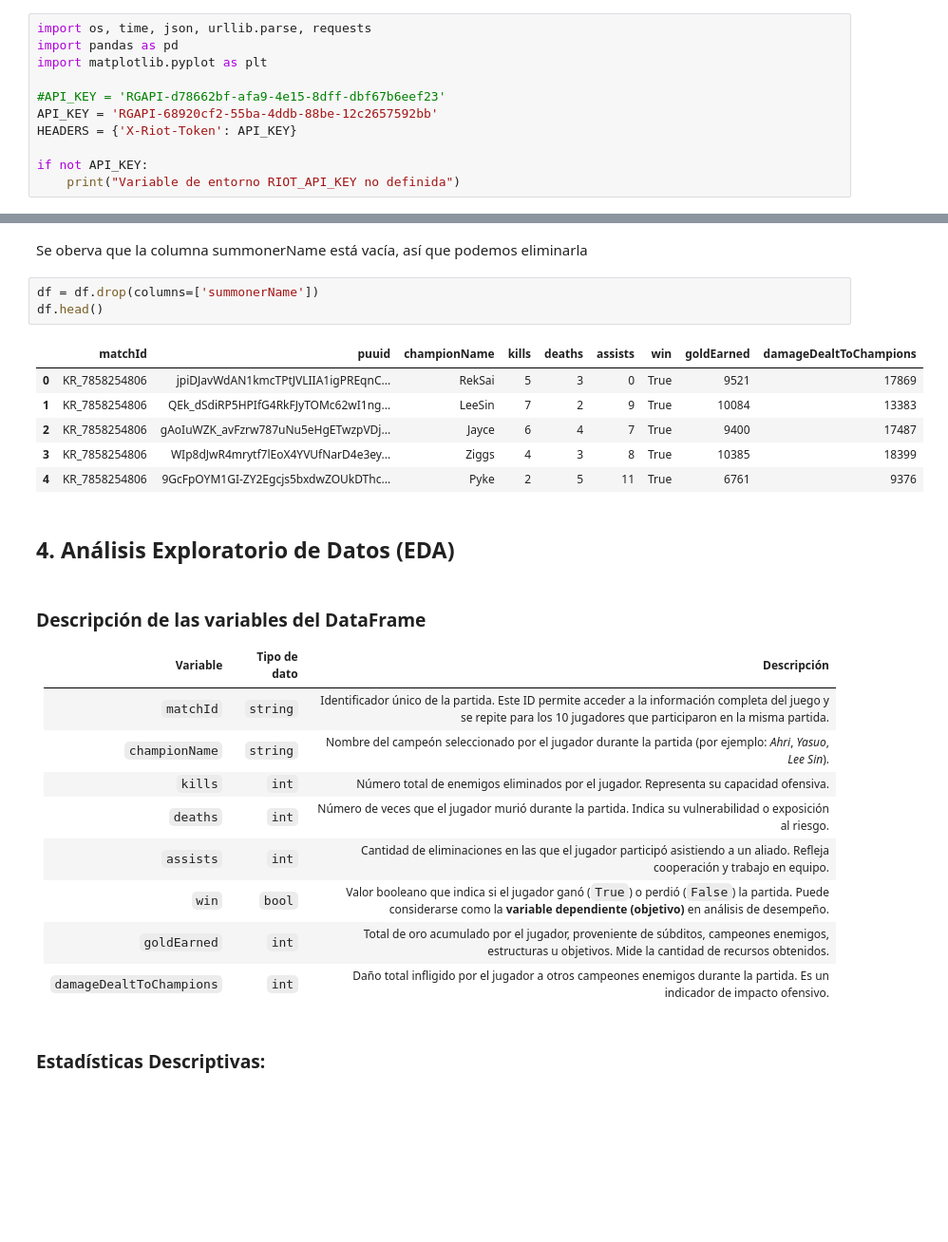
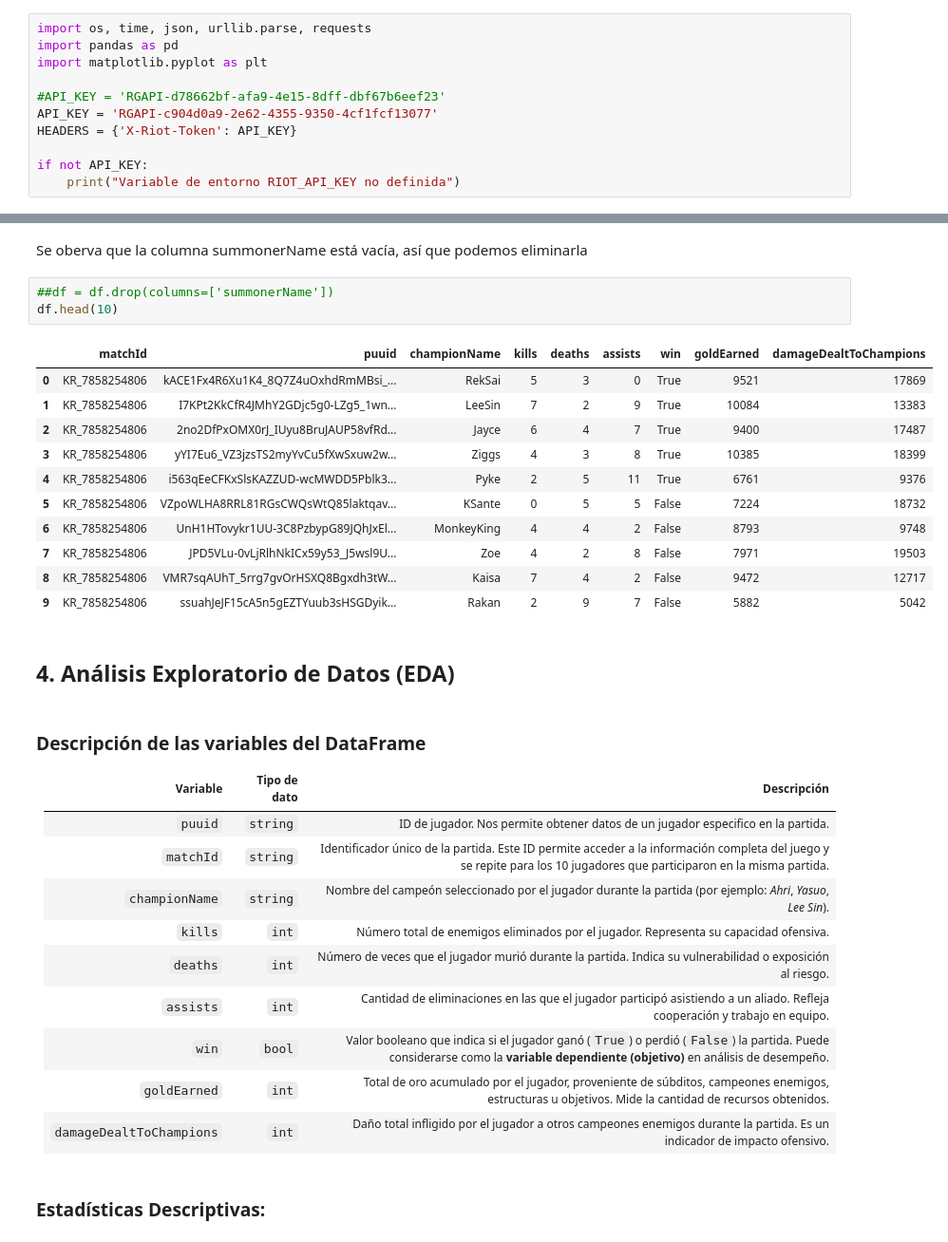
Before and after one commit to XMrDexterX/Parcial1, a Jupyter notebook: ParcialGrupal.ipynb, the cells around one changed output, grey strips where cells are left out. Shown at 95% size. Drawn from its saved outputs; the diff is of its cells as text; blank space fills up the shorter version.

```diff
--- a/ParcialGrupal.ipynb
+++ b/ParcialGrupal.ipynb
@@ -44,7 +44,7 @@ import pandas as pd
 import matplotlib.pyplot as plt
 
 #API_KEY = 'RGAPI-d78662bf-afa9-4e15-8dff-dbf67b6eef23'
-API_KEY = 'RGAPI-68920cf2-55ba-4ddb-88be-12c2657592bb'
+API_KEY = 'RGAPI-c904d0a9-2e62-4355-9350-4cf1fcf13077'
 HEADERS = {'X-Riot-Token': API_KEY}
 
 if not API_KEY:
@@ -185,21 +185,27 @@ Winrate de 'Hide on Bush': 70.0%
 # %% [markdown]
 Se oberva que la columna summonerName está vacía, así que podemos eliminarla
 # %%
-df = df.drop(columns=['summonerName'])
-df.head()
+##df = df.drop(columns=['summonerName'])
+df.head(10)
 # %% [output]
 |  | matchId | puuid | championName | kills | deaths | assists | win | goldEarned | damageDealtToChampions |
-| 0 | KR_7858254806 | jpiDJavWdAN1kmcTPtJVLIIA1igPREqnC... | RekSai | 5 | 3 | 0 | True | 9521 | 17869 |
-| 1 | KR_7858254806 | QEk_dSdiRP5HPIfG4RkFJyTOMc62wI1ng... | LeeSin | 7 | 2 | 9 | True | 10084 | 13383 |
-| 2 | KR_7858254806 | gAoIuWZK_avFzrw787uNu5eHgETwzpVDj... | Jayce | 6 | 4 | 7 | True | 9400 | 17487 |
-| 3 | KR_7858254806 | WIp8dJwR4mrytf7lEoX4YVUfNarD4e3ey... | Ziggs | 4 | 3 | 8 | True | 10385 | 18399 |
-| 4 | KR_7858254806 | 9GcFpOYM1GI-ZY2Egcjs5bxdwZOUkDThc... | Pyke | 2 | 5 | 11 | True | 6761 | 9376 |
+| 0 | KR_7858254806 | kACE1Fx4R6Xu1K4_8Q7Z4uOxhdRmMBsi_... | RekSai | 5 | 3 | 0 | True | 9521 | 17869 |
+| 1 | KR_7858254806 | I7KPt2KkCfR4JMhY2GDjc5g0-LZg5_1wn... | LeeSin | 7 | 2 | 9 | True | 10084 | 13383 |
+| 2 | KR_7858254806 | 2no2DfPxOMX0rJ_IUyu8BruJAUP58vfRd... | Jayce | 6 | 4 | 7 | True | 9400 | 17487 |
+| 3 | KR_7858254806 | yYI7Eu6_VZ3jzsTS2myYvCu5fXwSxuw2w... | Ziggs | 4 | 3 | 8 | True | 10385 | 18399 |
+| 4 | KR_7858254806 | i563qEeCFKxSlsKAZZUD-wcMWDD5Pblk3... | Pyke | 2 | 5 | 11 | True | 6761 | 9376 |
+| 5 | KR_7858254806 | VZpoWLHA8RRL81RGsCWQsWtQ85laktqav... | KSante | 0 | 5 | 5 | False | 7224 | 18732 |
+| 6 | KR_7858254806 | UnH1HTovykr1UU-3C8PzbypG89JQhJxEl... | MonkeyKing | 4 | 4 | 2 | False | 8793 | 9748 |
+| 7 | KR_7858254806 | JPD5VLu-0vLjRlhNkICx59y53_J5wsl9U... | Zoe | 4 | 2 | 8 | False | 7971 | 19503 |
+| 8 | KR_7858254806 | VMR7sqAUhT_5rrg7gvOrHSXQ8Bgxdh3tW... | Kaisa | 7 | 4 | 2 | False | 9472 | 12717 |
+| 9 | KR_7858254806 | ssuahJeJF15cA5n5gEZTYuub3sHSGDyik... | Rakan | 2 | 9 | 7 | False | 5882 | 5042 |
 # %% [markdown]
 ##  4. Análisis Exploratorio de Datos (EDA)
 # %% [markdown]
 ### Descripción de las variables del DataFrame
 | **Variable**             | **Tipo de dato** | **Descripción**                                                                                                                                                               |
 | ------------------------ | ---------------- | ----------------------------------------------------------------------------------------------------------------------------------------------------------------------------- |
+| `puuid`                | `string`         | ID de jugador. Nos permite obtener datos de un jugador especifico en la partida.        |
 | `matchId`                | `string`         | Identificador único de la partida. Este ID permite acceder a la información completa del juego y se repite para los 10 jugadores que participaron en la misma partida.        |
 | `championName`           | `string`         | Nombre del campeón seleccionado por el jugador durante la partida (por ejemplo: *Ahri*, *Yasuo*, *Lee Sin*).                                                                  |
 | `kills`                  | `int`            | Número total de enemigos eliminados por el jugador. Representa su capacidad ofensiva.                                                                                         |
```
Also changed, not shown: parts of 6 cells of this notebook, 2 other files.
